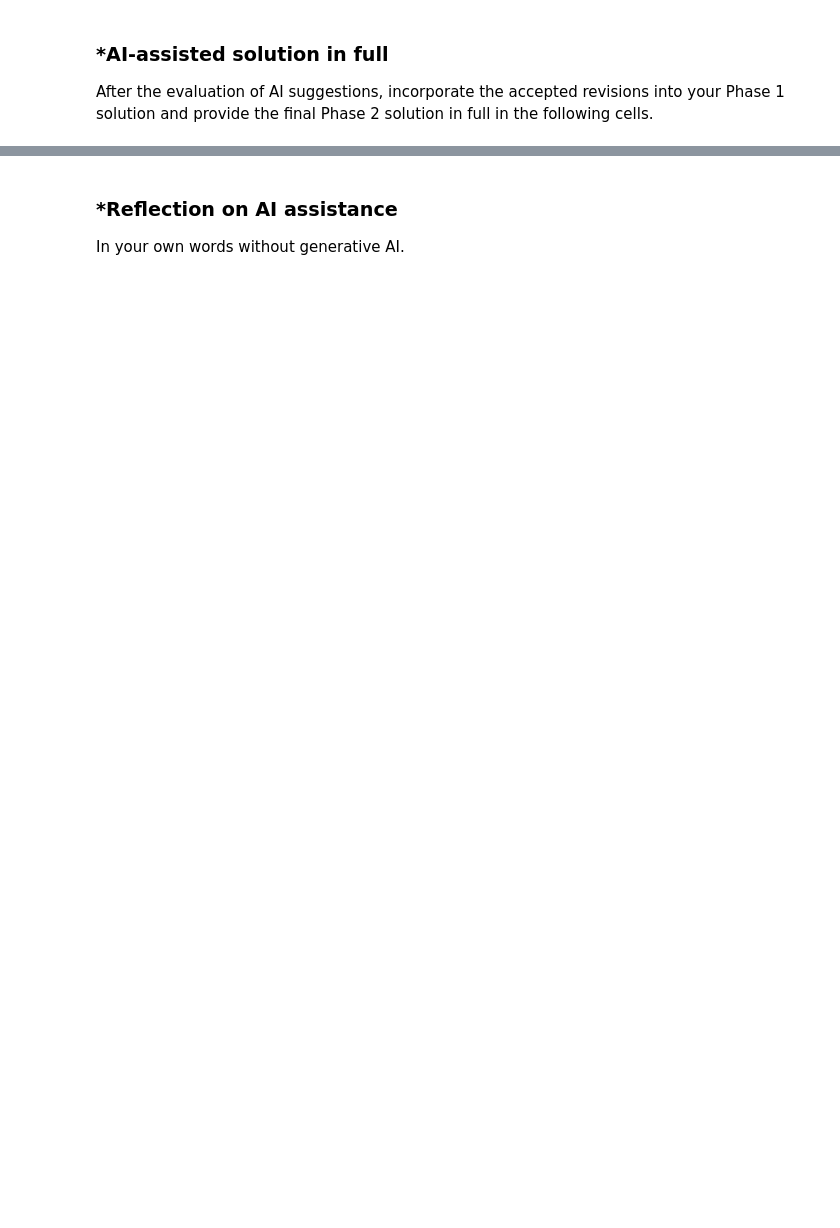
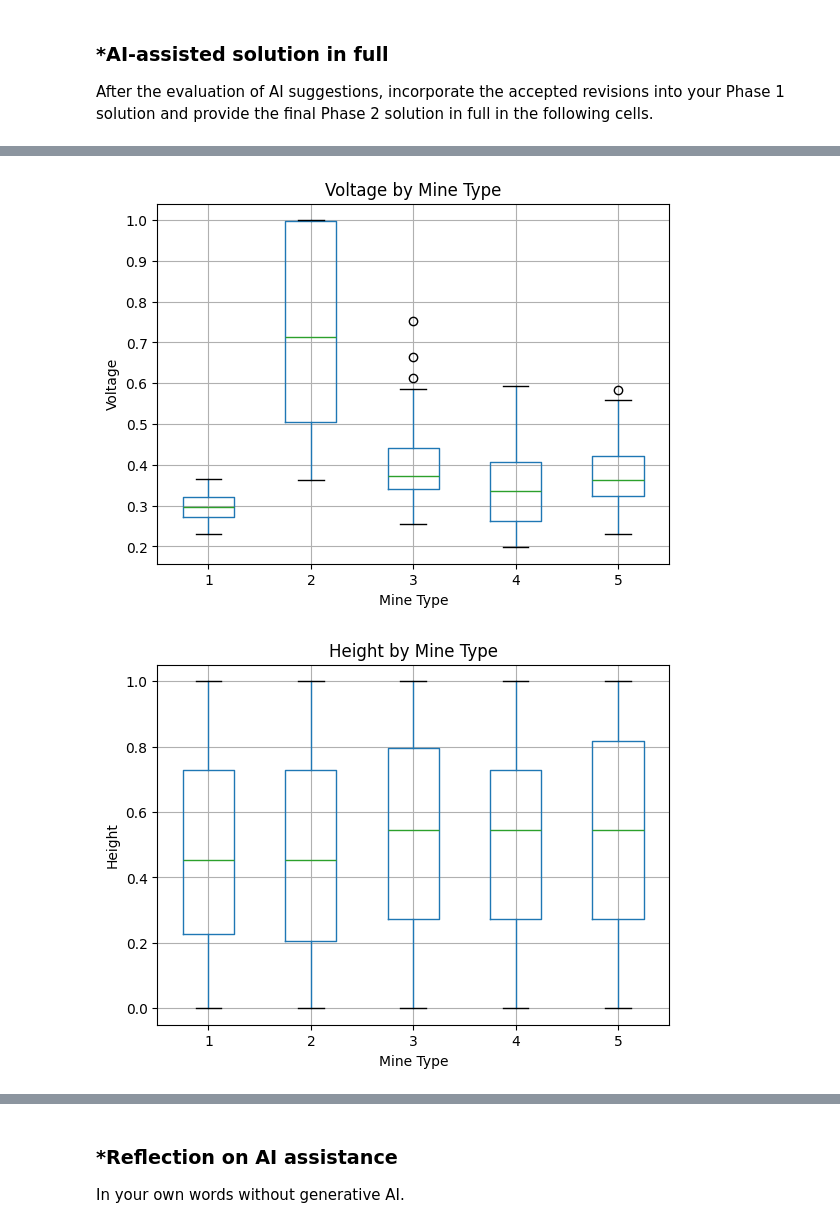
Before and after one commit to MikeMitch04/A03-knn, a Jupyter notebook: A03_knn.ipynb, the cells around one changed output, grey strips where cells are left out. Saved outputs shown, nothing was run; the diff lists cells and outputs as text; code cells hidden in the pictures; blank space fills up the shorter version.

```diff
--- a/A03_knn.ipynb
+++ b/A03_knn.ipynb
@@ -313,0 +330,68 @@ After the evaluation of AI suggestions, incorporate the accepted revisions into
+# %%
+# Question 2.1 AI-Assisted Solution
+
+import numpy as np
+import pandas as pd
+import matplotlib.pyplot as plt
+
+# Load the data
+df = pd.read_csv("land_mines.csv")
+
+print(f"{df.shape[0]} rows, {df.shape[1]} columns\n")
+
+print("Missing values per column:")
+print(df.isna().sum(), "\n")
+
+print("Feature summary:")
+print(df[["voltage", "height", "soil"]].describe().round(3), "\n")
+
+print("Mine type counts:")
+print(df["mine_type"].value_counts().sort_index(), "\n")
+
+print("Soil value counts:")
+print(df["soil"].value_counts().sort_index(), "\n")
+
+print("Feature means by mine type:")
+print(df.groupby("mine_type")[["voltage", "height", "soil"]].mean().round(3))
+
+# Voltage by mine type
+df.boxplot(column="voltage", by="mine_type")
+plt.title("Voltage by Mine Type")
+plt.suptitle("")
+plt.xlabel("Mine Type")
+plt.ylabel("Voltage")
+plt.show()
+
+# Height by mine type
+df.boxplot(column="height", by="mine_type")
+plt.title("Height by Mine Type")
+plt.suptitle("")
+plt.xlabel("Mine Type")
+plt.ylabel("Height")
+plt.show()
+
+# Soil by mine type
+df.boxplot(column="soil", by="mine_type")
+plt.title("Soil by Mine Type")
+plt.suptitle("")
+plt.xlabel("Mine Type")
+plt.ylabel("Soil")
+plt.show()
+
+# Voltage vs. height colored by mine type
+plt.figure(figsize=(7, 5))
+
+for t, g in df.groupby("mine_type"):
+    plt.scatter(
+        g["voltage"],
+        g["height"],
+        label=str(t),
+        alpha=0.7
+    )
+
+plt.xlabel("Voltage")
+plt.ylabel("Height")
+plt.title("Voltage vs. Height")
+plt.legend(title="Mine Type")
+plt.show()
+# %% [output]
@@ -313,0 +415,2 @@ After the evaluation of AI suggestions, incorporate the accepted revisions into
+[figure, added]
+[figure, added]
```
Also changed, not shown: parts of 21 cells of this notebook.
